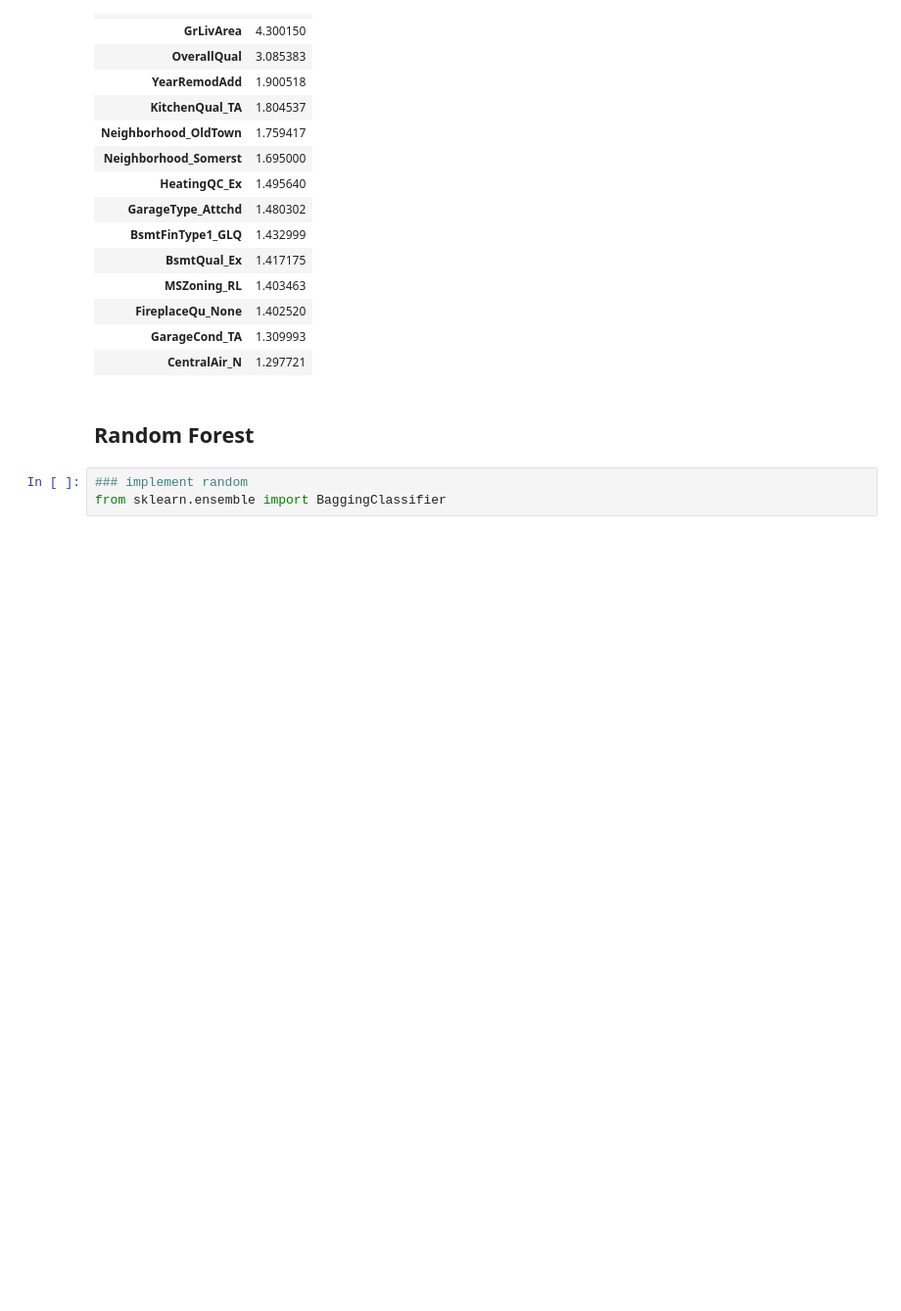
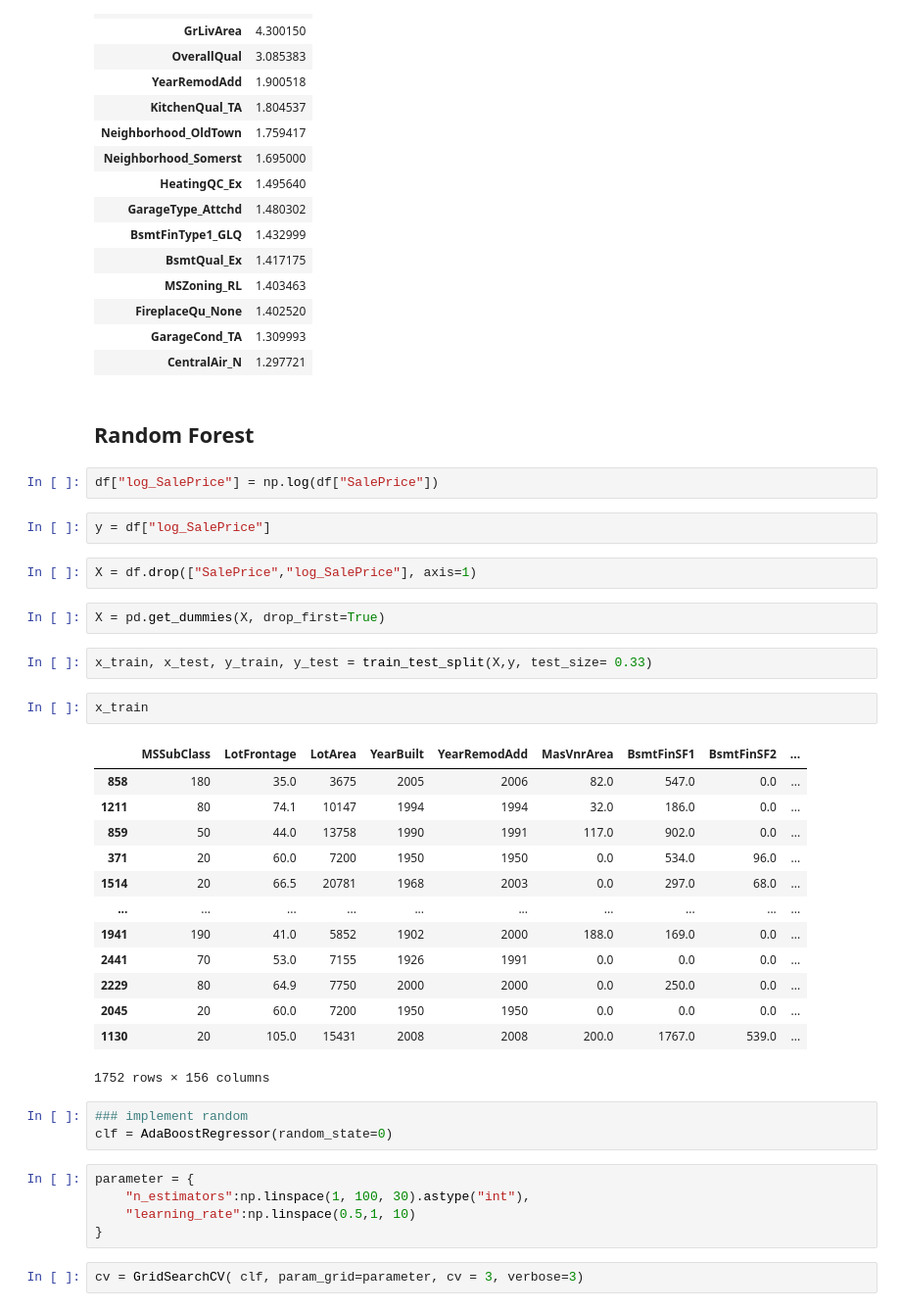
Before and after one commit to nickelworks/machine-learning-housing-project, a Jupyter notebook: Tony/Lasso Version 1.ipynb, the cells around one changed output. Shown at 98% size. Saved outputs shown, nothing was run; the diff lists cells and outputs as text; blank space fills up the shorter version.

```diff
--- a/Tony/Lasso Version 1.ipynb
+++ b/Tony/Lasso Version 1.ipynb
@@ -307,6 +338,39 @@ calc_vif(X[sorted_best_coefs[:20]["index"].values[:15]])
 | CentralAir_N | 1.297721 |
 # %% [markdown]
 ## Random Forest
+# %%
+df["log_SalePrice"] = np.log(df["SalePrice"])
+# %%
+y = df["log_SalePrice"]
+# %%
+X = df.drop(["SalePrice","log_SalePrice"], axis=1)
+# %%
+X = pd.get_dummies(X, drop_first=True)
+# %%
+x_train, x_test, y_train, y_test = train_test_split(X,y, test_size= 0.33)
+# %%
+x_train
+# %% [output]
+|  | MSSubClass | LotFrontage | LotArea | YearBuilt | YearRemodAdd | MasVnrArea | BsmtFinSF1 | BsmtFinSF2 | ... |
+| 858 | 180 | 35.0 | 3675 | 2005 | 2006 | 82.0 | 547.0 | 0.0 | ... |
+| 1211 | 80 | 74.1 | 10147 | 1994 | 1994 | 32.0 | 186.0 | 0.0 | ... |
+| 859 | 50 | 44.0 | 13758 | 1990 | 1991 | 117.0 | 902.0 | 0.0 | ... |
+| 371 | 20 | 60.0 | 7200 | 1950 | 1950 | 0.0 | 534.0 | 96.0 | ... |
+| 1514 | 20 | 66.5 | 20781 | 1968 | 2003 | 0.0 | 297.0 | 68.0 | ... |
+| ... | ... | ... | ... | ... | ... | ... | ... | ... | ... |
+| 1941 | 190 | 41.0 | 5852 | 1902 | 2000 | 188.0 | 169.0 | 0.0 | ... |
+| 2441 | 70 | 53.0 | 7155 | 1926 | 1991 | 0.0 | 0.0 | 0.0 | ... |
+| 2229 | 80 | 64.9 | 7750 | 2000 | 2000 | 0.0 | 250.0 | 0.0 | ... |
+| 2045 | 20 | 60.0 | 7200 | 1950 | 1950 | 0.0 | 0.0 | 0.0 | ... |
+| 1130 | 20 | 105.0 | 15431 | 2008 | 2008 | 200.0 | 1767.0 | 539.0 | ... |
+1752 rows × 156 columns
 # %%
 ### implement random
-from sklearn.ensemble import BaggingClassifier
+clf = AdaBoostRegressor(random_state=0)
+# %%
+parameter = {
+    "n_estimators":np.linspace(1, 100, 30).astype("int"),
+    "learning_rate":np.linspace(0.5,1, 10)
+}
+# %%
+cv = GridSearchCV( clf, param_grid=parameter, cv = 3, verbose=3)
```
Also changed, not shown: parts of 24 cells of this notebook, 1 other file.
